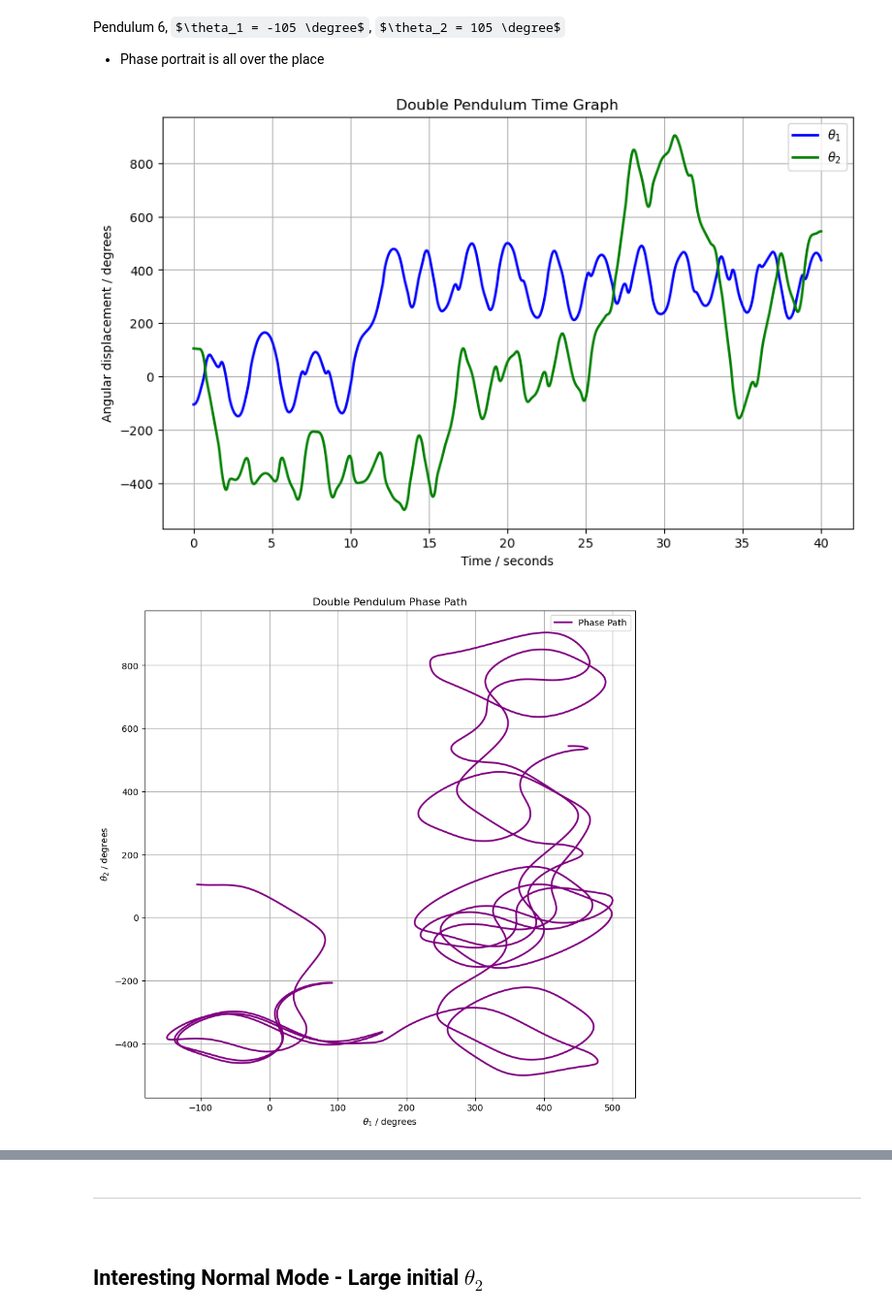
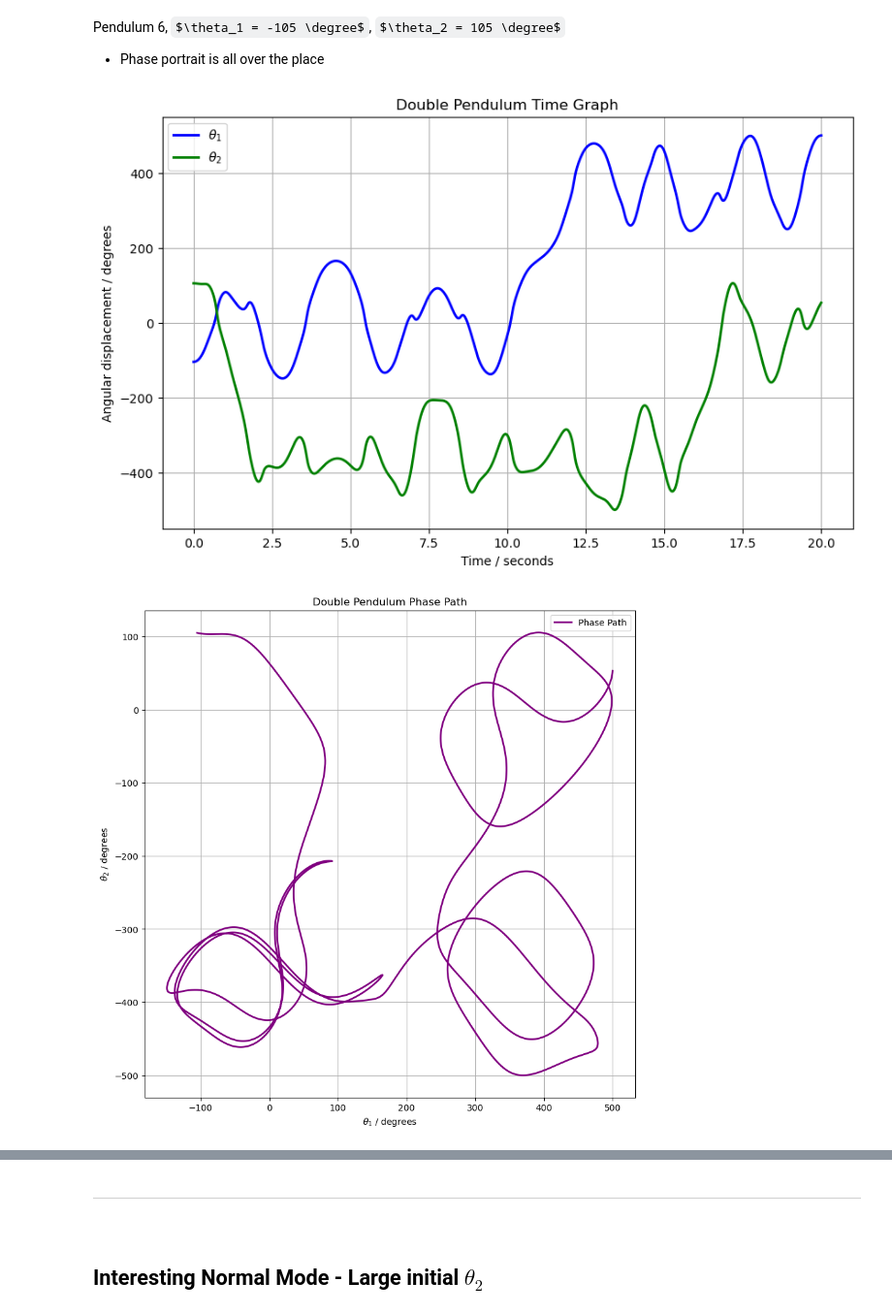
Before and after one commit to pineapple-bois/Double_Pendulum, a Jupyter notebook: Simulation.ipynb, the cells around one changed output, grey strips where cells are left out. Shown at 97% size. Cells and saved outputs as stored; diff of their text form; code cells hidden in the pictures; some formulas as TeX source.

```diff
--- a/Simulation.ipynb
+++ b/Simulation.ipynb
@@ -133,13 +133,13 @@ Pendulum 6, $\theta_1 = -105 \degree$, $\theta_2 = 105 \degree$
 - Phase portrait is all over the place
 # %%
 init_values = [-105, 105, 0, 0]
-time = [0, 40, 6000]
+time = [0, 20, 4000]
 pendulum6 = DoublePendulum(parameters=params, initial_conditions=init_values, time_vector=time)
 pendulum6.time_graph()
 pendulum6.phase_path()
 # %% [output]
-[figure, old version]
+[figure, new version]
-[figure, old version]
+[figure, new version]
 # %%
 pendulum6.precompute_positions()  # Precompute before the animation
 fig = pendulum6.animate_pendulum(trace=True, appearance='dark')
```
Also changed, not shown: parts of 3 cells of this notebook, 2 other files.
